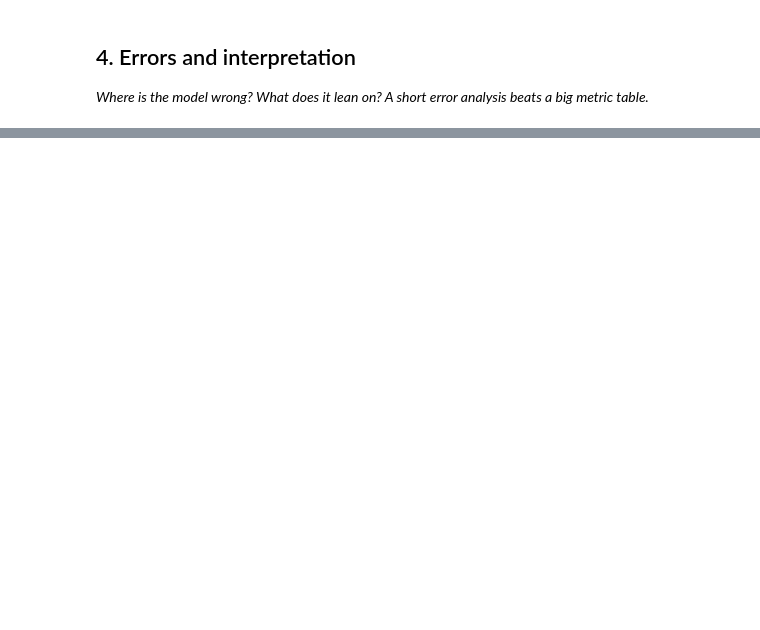
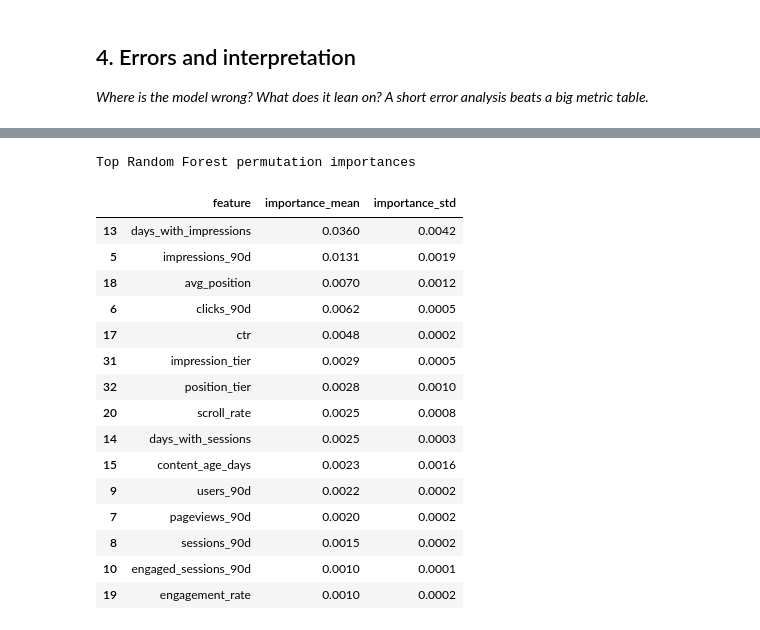
Before and after one commit to muhammetalicvs-prog/flyrank-ml, a Jupyter notebook: work/notebooks/w05_model.ipynb, the cells around one changed output, grey strips where cells are left out. Drawn from its saved outputs; the diff is of its cells as text; code cells hidden in the pictures; blank space fills up the shorter version.

```diff
--- a/work/notebooks/w05_model.ipynb
+++ b/work/notebooks/w05_model.ipynb
@@ -95,0 +755,44 @@ The split uses approximately 80% of the clients for training and 20% for testing
+# %%
+# Estimate feature importance on held-out clients using permutation importance
+
+permutation_result = permutation_importance(
+    random_forest_model,
+    X_test,
+    y_test,
+    scoring="roc_auc",
+    n_repeats=5,
+    random_state=RANDOM_STATE,
+    n_jobs=-1,
+)
+
+permutation_table = pd.DataFrame(
+    {
+        "feature": feature_columns,
+        "importance_mean": permutation_result.importances_mean,
+        "importance_std": permutation_result.importances_std,
+    }
+).sort_values(
+    "importance_mean",
+    ascending=False,
+)
+
+print("Top Random Forest permutation importances")
+display(permutation_table.head(15).round(4))
+# %% [output]
+Top Random Forest permutation importances
+|  | feature | importance_mean | importance_std |
+| 13 | days_with_impressions | 0.0360 | 0.0042 |
+| 5 | impressions_90d | 0.0131 | 0.0019 |
+| 18 | avg_position | 0.0070 | 0.0012 |
+| 6 | clicks_90d | 0.0062 | 0.0005 |
+| 17 | ctr | 0.0048 | 0.0002 |
+| 31 | impression_tier | 0.0029 | 0.0005 |
+| 32 | position_tier | 0.0028 | 0.0010 |
+| 20 | scroll_rate | 0.0025 | 0.0008 |
+| 14 | days_with_sessions | 0.0025 | 0.0003 |
+| 15 | content_age_days | 0.0023 | 0.0016 |
+| 9 | users_90d | 0.0022 | 0.0002 |
+| 7 | pageviews_90d | 0.0020 | 0.0002 |
+| 8 | sessions_90d | 0.0015 | 0.0002 |
+| 10 | engaged_sessions_90d | 0.0010 | 0.0001 |
+| 19 | engagement_rate | 0.0010 | 0.0002 |
```
Also changed, not shown: parts of 13 cells of this notebook.
